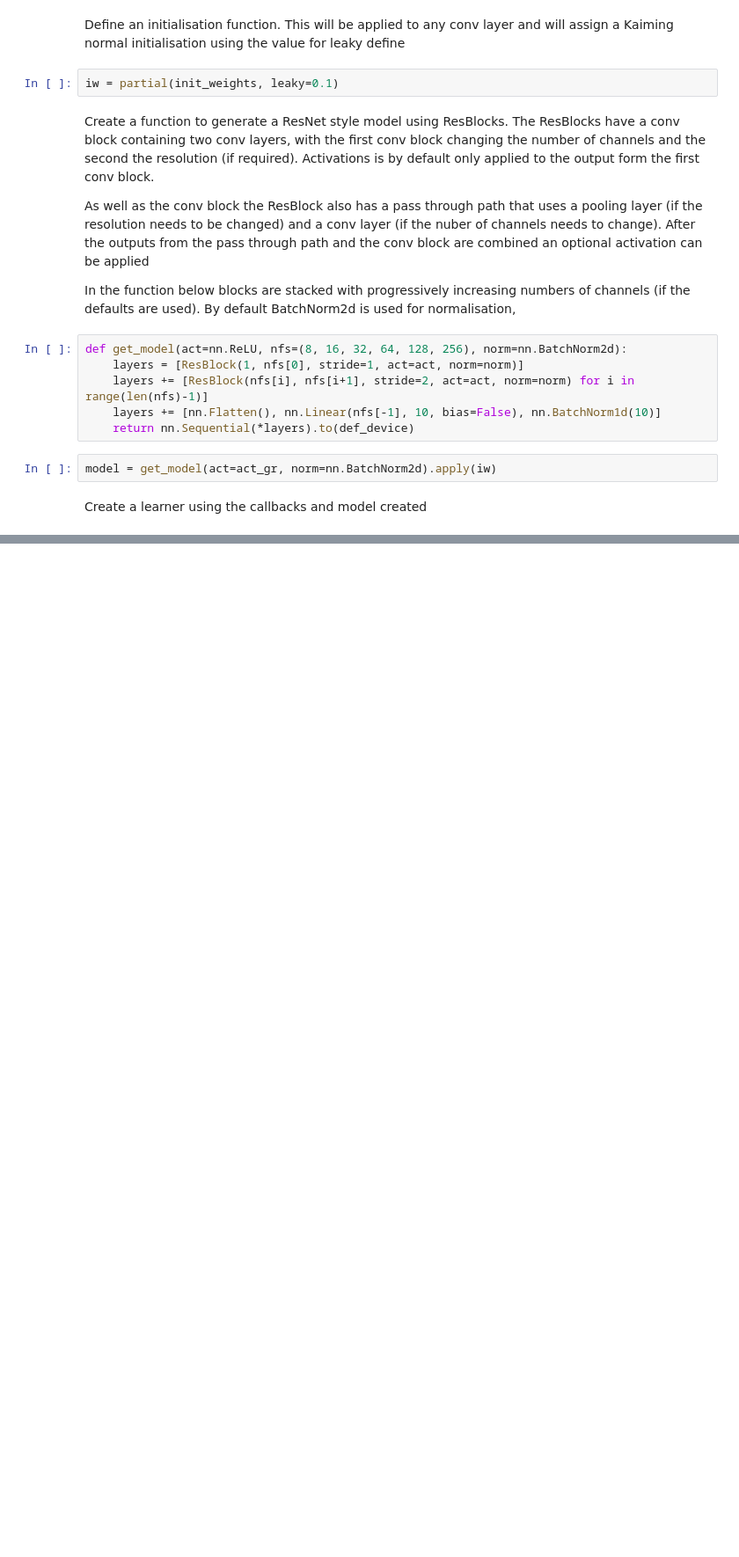
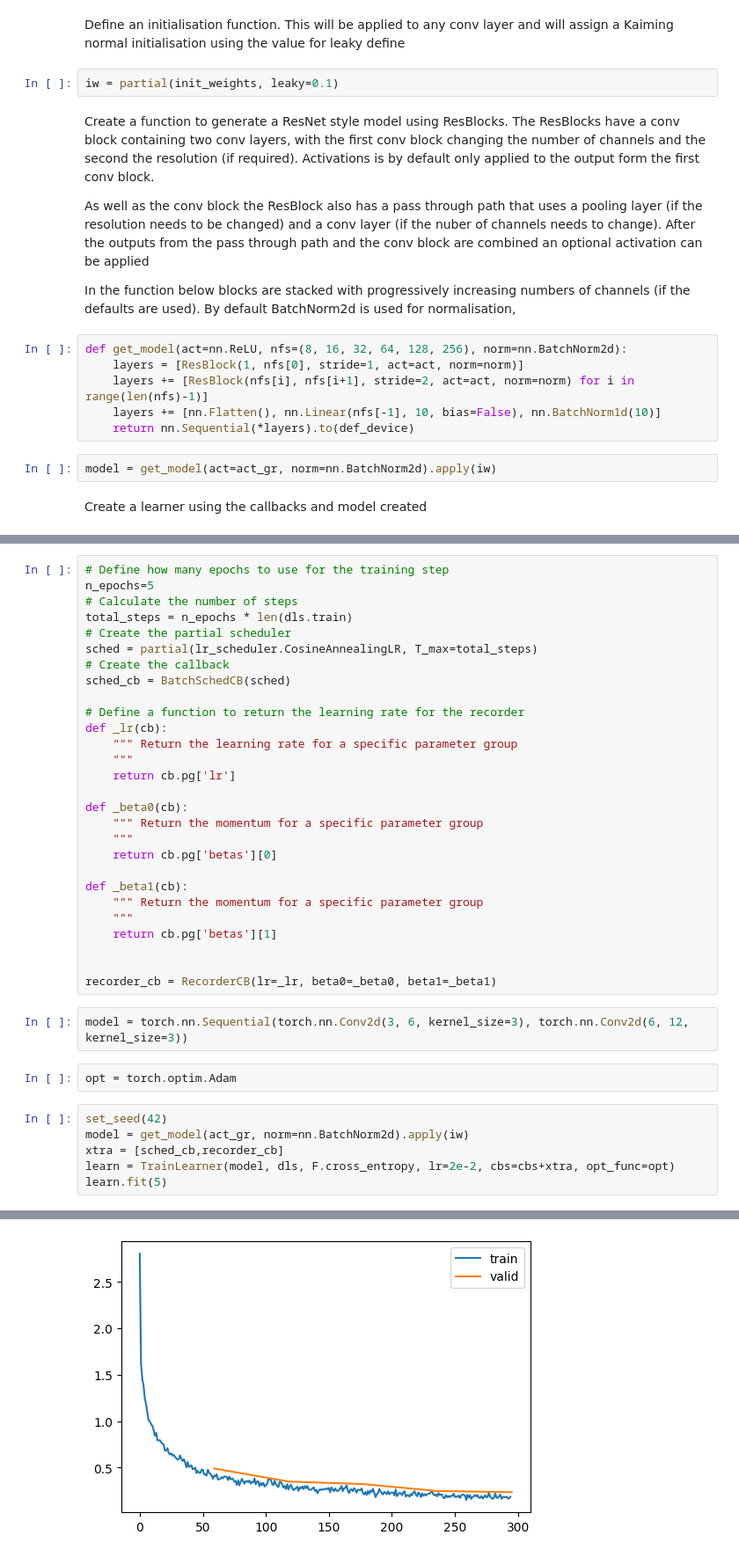
Before and after one commit to fromLittleAcorns/miniai, a Jupyter notebook: nbs/13_tutorial_image_classification.ipynb, the cells around one changed output, grey strips where cells are left out. Shown at 88% size. Cells and saved outputs as stored; diff of their text form; blank space fills up the shorter version.

Commit message:
updated tutorial and sched

```diff
--- a/nbs/13_tutorial_image_classification.ipynb
+++ b/nbs/13_tutorial_image_classification.ipynb
@@ -121,0 +191,39 @@ learn.summary()
+# %%
+# Define how many epochs to use for the training step
+n_epochs=5
+# Calculate the number of steps
+total_steps = n_epochs * len(dls.train)
+# Create the partial scheduler
+sched = partial(lr_scheduler.CosineAnnealingLR, T_max=total_steps)
+# Create the callback
+sched_cb = BatchSchedCB(sched)
+
+# Define a function to return the learning rate for the recorder
+def _lr(cb):
+    """ Return the learning rate for a specific parameter group
+    """
+    return cb.pg['lr']
+
+def _beta0(cb):
+    """ Return the momentum for a specific parameter group
+    """
+    return cb.pg['betas'][0]
+
+def _beta1(cb):
+    """ Return the momentum for a specific parameter group
+    """
+    return cb.pg['betas'][1]
+
+
+recorder_cb = RecorderCB(lr=_lr, beta0=_beta0, beta1=_beta1)
+# %%
+model = torch.nn.Sequential(torch.nn.Conv2d(3, 6, kernel_size=3), torch.nn.Conv2d(6, 12, kernel_size=3))
+# %%
+opt = torch.optim.Adam
+# %%
+set_seed(42)
+model = get_model(act_gr, norm=nn.BatchNorm2d).apply(iw)
+xtra = [sched_cb,recorder_cb]
+learn = TrainLearner(model, dls, F.cross_entropy, lr=2e-2, cbs=cbs+xtra, opt_func=opt)
+learn.fit(5)
+# %% [output]
@@ -121,0 +241 @@ learn.summary()
+[figure, added]
```
Also changed, not shown: parts of 26 cells of this notebook, 3 other files.
